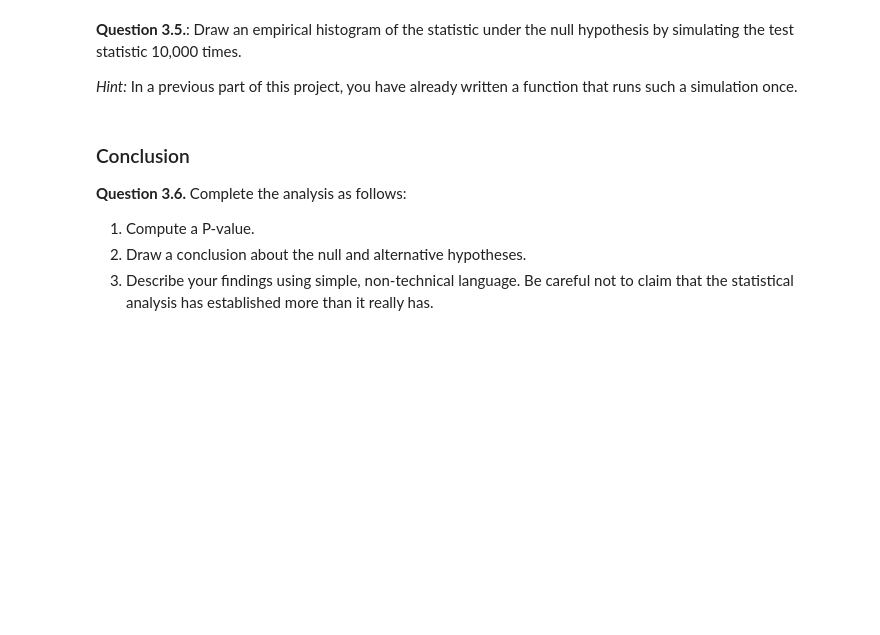
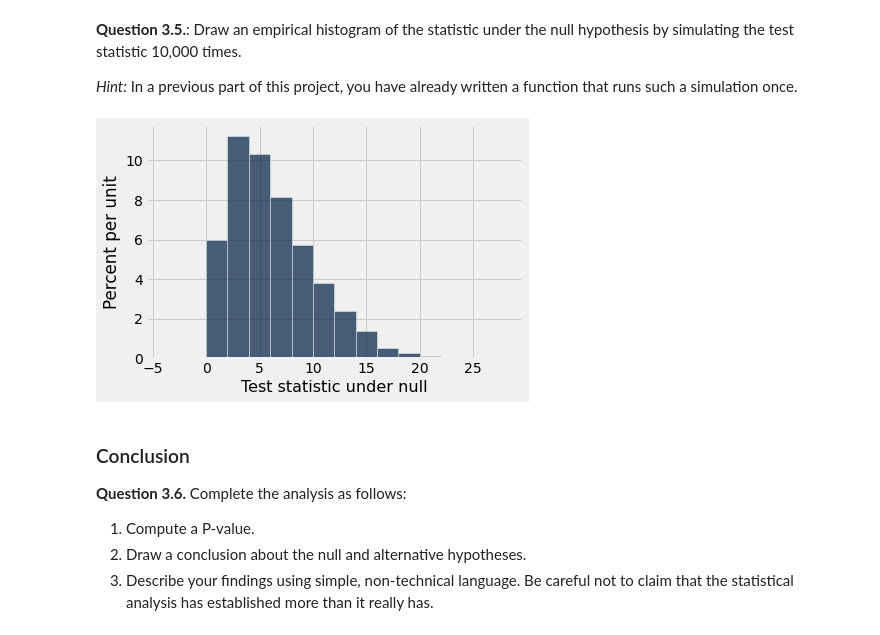
Before and after one commit to Weijun-H/data8, a Jupyter notebook: project/project2/project2.ipynb, the cells around one changed output. Drawn from its saved outputs; the diff is of its cells as text; code cells hidden in the pictures; blank space fills up the shorter version.

```diff
--- a/project/project2/project2.ipynb
+++ b/project/project2/project2.ipynb
@@ -454,8 +490,11 @@ Look at the data (or perhaps a random sample) to verify that your answer is corr
 # %%
 samples = make_array()
 for i in np.arange(10000):
-    samples = ...
+    simulation = simulate_under_null(44)
+    samples = np.append(samples, simulation)
 Table().with_column('Test statistic under null', samples).hist(bins=np.arange(-4, 28+2, 2))
+# %% [output]
+[figure, added]
 # %%
 _ = ok.grade("q3_5")
 # %% [markdown]
```
Also changed, not shown: parts of 23 cells of this notebook, 1 other file.
